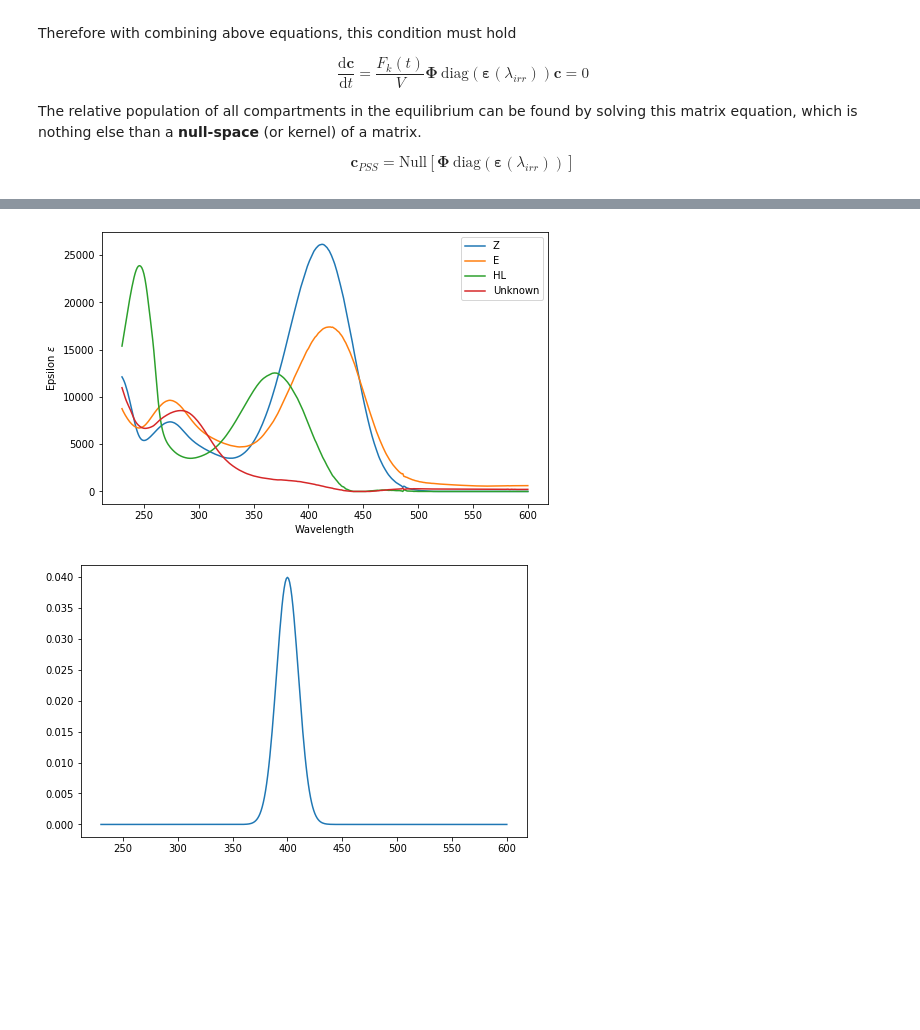
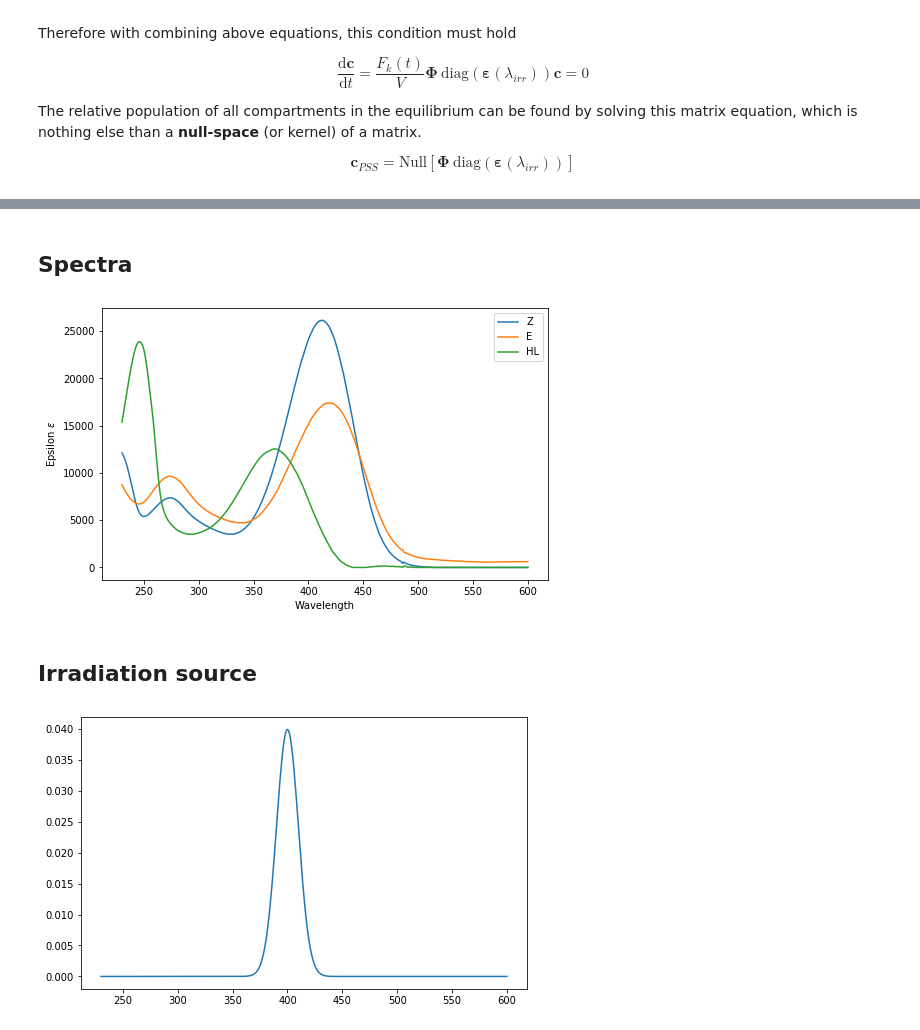
Before and after one commit to dmadea/Jupyter-Tutorials, a Jupyter notebook: Photoreaction kinetics/Simulation-general.ipynb, the cells around one changed output, grey strips where cells are left out. Drawn from its saved outputs; the diff is of its cells as text; code cells hidden in the pictures; blank space fills up the shorter version.

```diff
--- a/Photoreaction kinetics/Simulation-general.ipynb
+++ b/Photoreaction kinetics/Simulation-general.ipynb
@@ -114,25 +110,34 @@ c:\users\dominik\appdata\local\programs\python\python37\lib\site-packages\numpy\
+# %% [markdown]
+## Spectra
 # %%
 # load experimental epsilons
-fname = r'C:\Users\Dominik\Desktop\snth\fit-A.csv'
+fname = 'fit-A.csv'
 fname2 = 'epsilons251-559-new.txt'
 eps = np.loadtxt(fname, delimiter=',', dtype=np.float64, skiprows=1)
 
 wavelengths = eps[:, 0] + 230
 ST = eps[:, 1:].T  # ST is a matrix of n x w
+
+ST = ST[:-1]
+
+
 n = ST.shape[0]  # number of absorbing species
+
 
 names = ['Z', 'E', 'HL', 'Unknown']
 
 # plot created spectra
 plt.rcParams['figure.figsize'] = [8, 5]
 for i in range(n):
     plt.plot(wavelengths, ST[i], label=names[i])
 plt.xlabel('Wavelength')
 plt.ylabel('Epsilon $\epsilon$')
 plt.legend()
 plt.show()
 # %% [output]
-[figure, old version]
+[figure, new version]
+# %% [markdown]
+## Irradiation source
 # %%
 def gauss(x, mu, sigma):
     return np.exp(- (x - mu) * (x - mu) / (2 * sigma * sigma))
```
Also changed, not shown: parts of 7 cells of this notebook.
